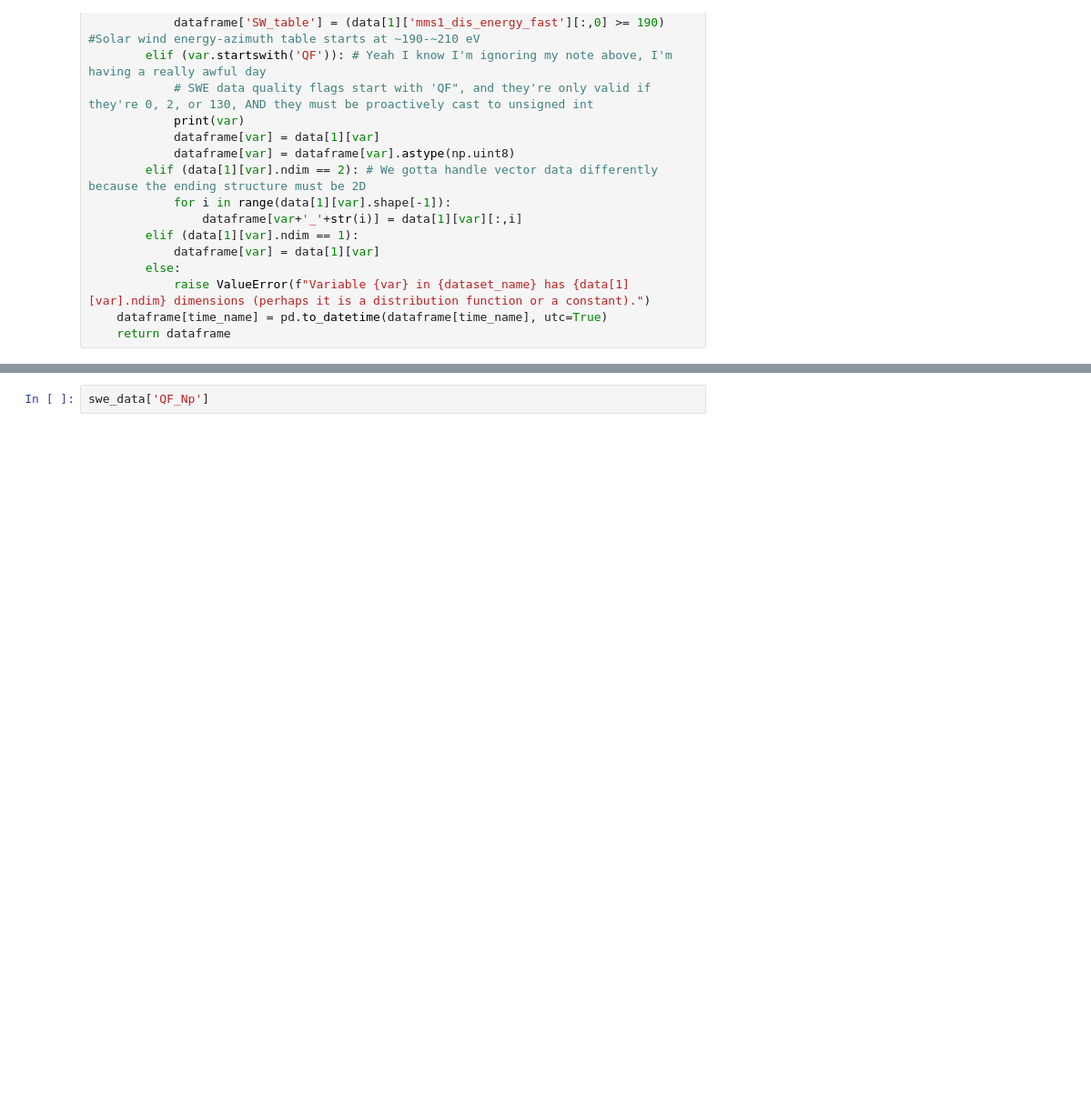
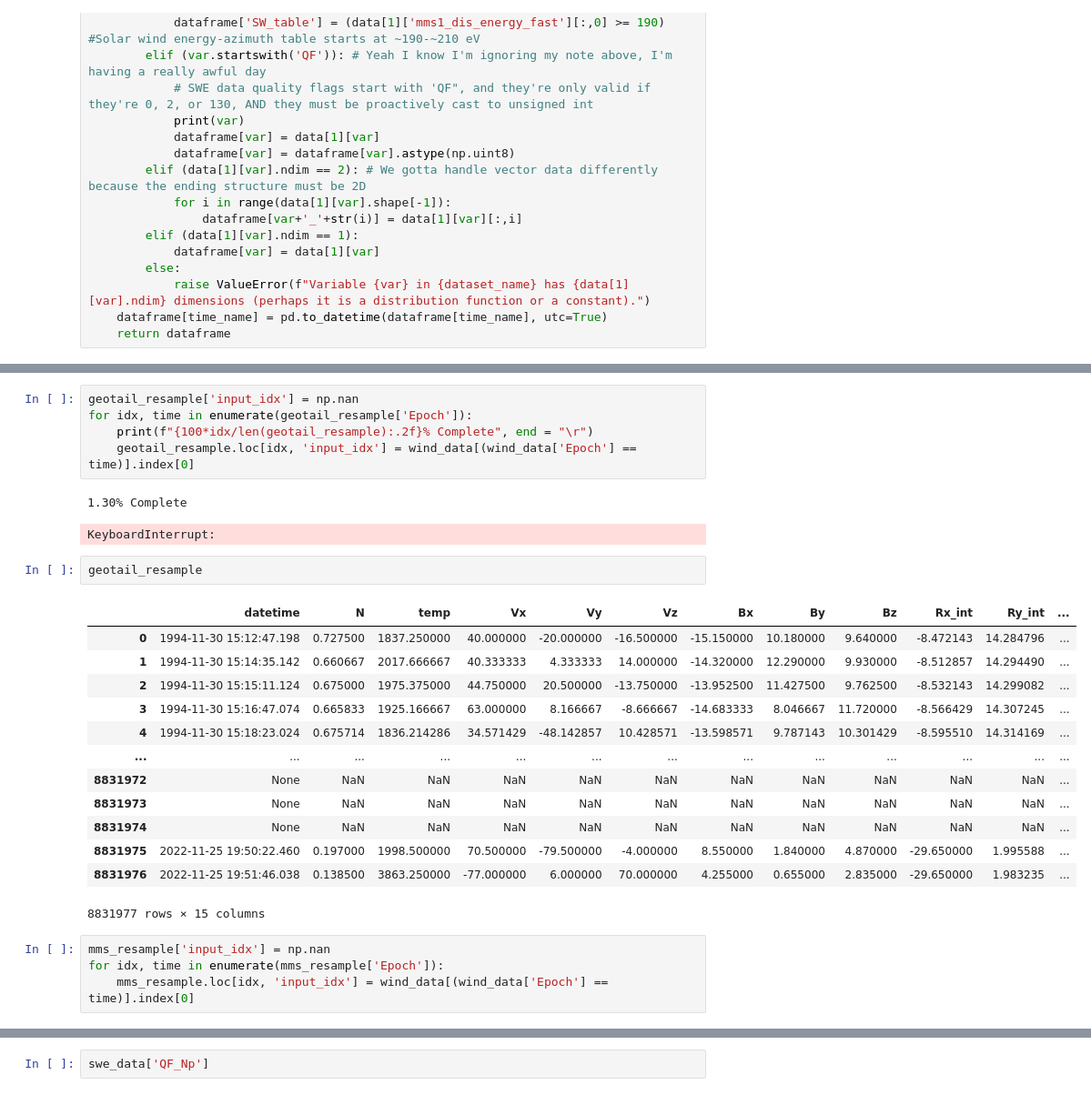
Before and after one commit to connor-obrien888/prime, a Jupyter notebook: prime_lib/notebooks/data.ipynb, the cells around one changed output, grey strips where cells are left out. Shown at 91% size. Saved outputs shown, nothing was run; the diff lists cells and outputs as text; blank space fills up the shorter version.

```diff
--- a/prime_lib/notebooks/data.ipynb
+++ b/prime_lib/notebooks/data.ipynb
@@ -150,0 +113,28 @@ QF_Np
+# %%
+geotail_resample['input_idx'] = np.nan
+for idx, time in enumerate(geotail_resample['Epoch']):
+    print(f"{100*idx/len(geotail_resample):.2f}% Complete", end = "\r")
+    geotail_resample.loc[idx, 'input_idx'] = wind_data[(wind_data['Epoch'] == time)].index[0]
+# %% [output]
+1.30% Complete
+KeyboardInterrupt:
+# %%
+geotail_resample
+# %% [output]
+|  | datetime | N | temp | Vx | Vy | Vz | Bx | By | Bz | Rx_int | Ry_int | ... |
+| 0 | 1994-11-30 15:12:47.198 | 0.727500 | 1837.250000 | 40.000000 | -20.000000 | -16.500000 | -15.150000 | 10.180000 | 9.640000 | -8.472143 | 14.284796 | ... |
+| 1 | 1994-11-30 15:14:35.142 | 0.660667 | 2017.666667 | 40.333333 | 4.333333 | 14.000000 | -14.320000 | 12.290000 | 9.930000 | -8.512857 | 14.294490 | ... |
+| 2 | 1994-11-30 15:15:11.124 | 0.675000 | 1975.375000 | 44.750000 | 20.500000 | -13.750000 | -13.952500 | 11.427500 | 9.762500 | -8.532143 | 14.299082 | ... |
+| 3 | 1994-11-30 15:16:47.074 | 0.665833 | 1925.166667 | 63.000000 | 8.166667 | -8.666667 | -14.683333 | 8.046667 | 11.720000 | -8.566429 | 14.307245 | ... |
+| 4 | 1994-11-30 15:18:23.024 | 0.675714 | 1836.214286 | 34.571429 | -48.142857 | 10.428571 | -13.598571 | 9.787143 | 10.301429 | -8.595510 | 14.314169 | ... |
+| ... | ... | ... | ... | ... | ... | ... | ... | ... | ... | ... | ... | ... |
+| 8831972 | None | NaN | NaN | NaN | NaN | NaN | NaN | NaN | NaN | NaN | NaN | ... |
+| 8831973 | None | NaN | NaN | NaN | NaN | NaN | NaN | NaN | NaN | NaN | NaN | ... |
+| 8831974 | None | NaN | NaN | NaN | NaN | NaN | NaN | NaN | NaN | NaN | NaN | ... |
+| 8831975 | 2022-11-25 19:50:22.460 | 0.197000 | 1998.500000 | 70.500000 | -79.500000 | -4.000000 | 8.550000 | 1.840000 | 4.870000 | -29.650000 | 1.995588 | ... |
+| 8831976 | 2022-11-25 19:51:46.038 | 0.138500 | 3863.250000 | -77.000000 | 6.000000 | 70.000000 | 4.255000 | 0.655000 | 2.835000 | -29.650000 | 1.983235 | ... |
+8831977 rows × 15 columns
+# %%
+mms_resample['input_idx'] = np.nan
+for idx, time in enumerate(mms_resample['Epoch']):
+    mms_resample.loc[idx, 'input_idx'] = wind_data[(wind_data['Epoch'] == time)].index[0]
```
Also changed, not shown: parts of 4 cells of this notebook, 5 other files.
